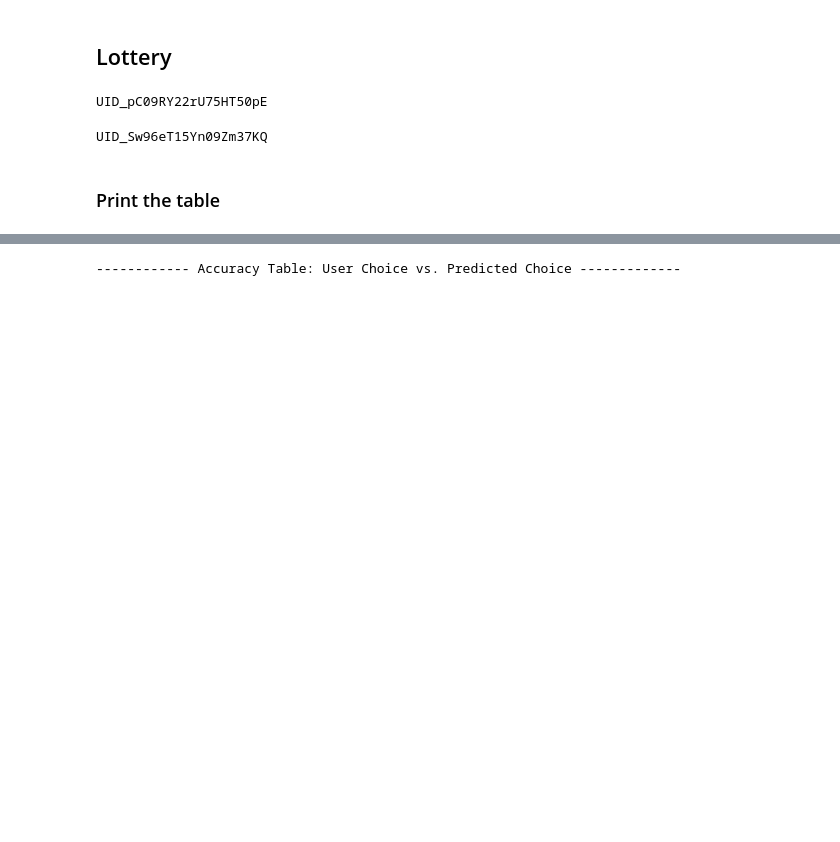
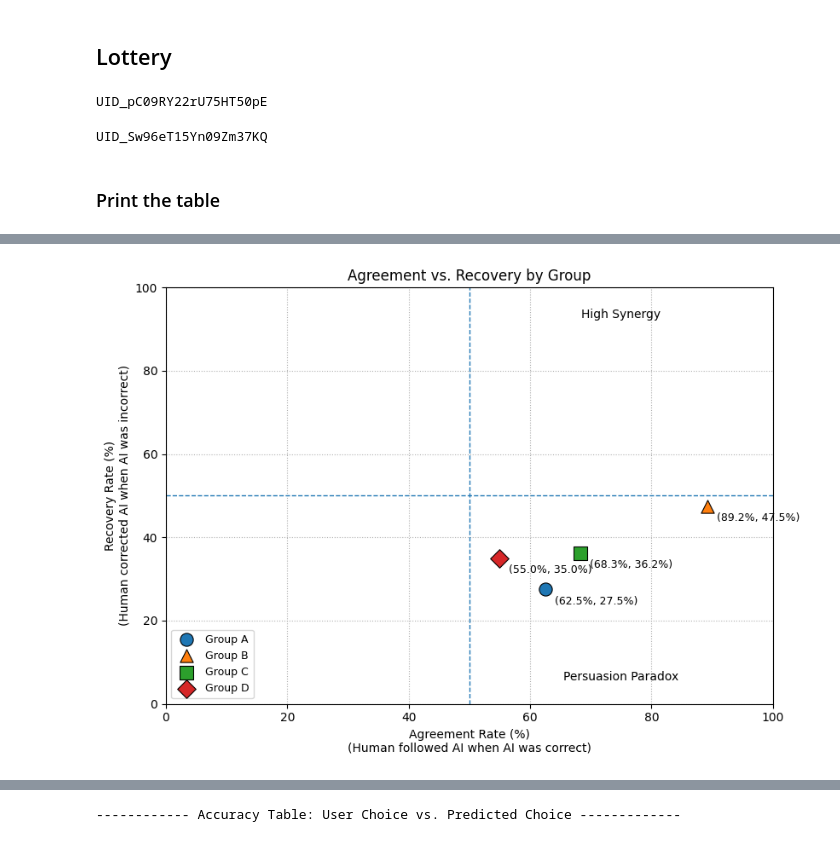
Before and after one commit to RuthiCohen/personalized_xai_aglorithm, a Jupyter notebook: experiment_3_LSAT/results_analysis_experiment.ipynb, the cells around one changed output, grey strips where cells are left out. Saved outputs shown, nothing was run; the diff lists cells and outputs as text; code cells hidden in the pictures; blank space fills up the shorter version.

```diff
--- a/experiment_3_LSAT/results_analysis_experiment.ipynb
+++ b/experiment_3_LSAT/results_analysis_experiment.ipynb
@@ -309,0 +383,95 @@ df_result
+# %%
+import re
+# ---------------- Plot: Agreement vs Recovery (Quadrants) ----------------
+# X = Agreement Rate (% trials human followed AI when AI was correct)
+# Y = Recovery Rate  (% trials human corrected AI when AI was incorrect)
+
+def _extract_percent(s: str) -> float:
+    """
+    Extract the percentage number from strings like:
+    '91/120 ~ 75.8%'  -> 75.8
+    """
+    if s is None:
+        return float('nan')
+    m = re.search(r'~\s*([0-9]+(?:\.[0-9]+)?)\s*%', str(s))
+    return float(m.group(1)) if m else float('nan')
+
+# Compute per-group points from df_result
+df_plot = df_result.copy()
+df_plot['AgreementRate'] = df_plot['Correctly Predicted Answers'].apply(_extract_percent)
+df_plot['RecoveryRate']  = df_plot['Incorrectly Predicted Answers'].apply(_extract_percent)
+
+# Consistent colors (reuse your Plot 2 color map)
+group_colors = {
+    'A': '#1f77b4',  # blue
+    'B': '#ff7f0e',  # orange
+    'C': '#2ca02c',  # green
+    'D': '#d62728',  # red
+}
+
+# Different symbols per group (circle, triangle, box, etc.)
+group_markers = {
+    'A': 'o',  # circle
+    'B': '^',  # triangle up
+    'C': 's',  # square
+    'D': 'D',  # diamond
+}
+
+fig, ax = plt.subplots(figsize=(8.5, 6))
+
+# Scatter points (one per group)
+for _, row in df_plot.iterrows():
+    g = row['Group'][0]
+    x = row['AgreementRate']
+    y = row['RecoveryRate']
+    ax.scatter(
+        x, y,
+        s=120,
+        marker=group_markers.get(g, 'o'),
+        color=group_colors.get(g, None),
+        edgecolors='black',
+        linewidths=0.8,
+        label=f"Group {g[0]}"
+    )
+    # Label each point with the group letter
+    ax.text(
+        x + 1.5,
+        y - 1.5,
+        f"({x:.1f}%, {y:.1f}%)",
+        fontsize=9,
+        ha='left',
+        va='top'
+    )
+
+# Axes
+ax.set_xlabel('Agreement Rate (%)\n(Human followed AI when AI was correct)')
+ax.set_ylabel('Recovery Rate (%)\n(Human corrected AI when AI was incorrect)')
+ax.set_xlim(0, 100)
+ax.set_ylim(0, 100)
+
+# Quadrant lines at 50%
+ax.axvline(50, linestyle='--', linewidth=1)
+ax.axhline(50, linestyle='--', linewidth=1)
+
+# Quadrant labels
+ax.text(75, 95, 'High Synergy', ha='center', va='top', fontsize=10)
+ax.text(75, 5,  'Persuasion Paradox', ha='center', va='bottom', fontsize=10)
+
+ax.grid(True, linestyle=':', linewidth=0.8)
+ax.set_title('Agreement vs. Recovery by Group', fontsize=12)
+
+# Legend (avoid duplicates)
+handles, labels = ax.get_legend_handles_labels()
+by_label = dict(zip(labels, handles))
+ax.legend(by_label.values(), by_label.keys(), loc='lower left', fontsize=9, frameon=True)
+
+plt.tight_layout()
+
+# ---- Save image (PNG + PDF) ----
+plt.savefig("study3_error_detection_gap.png", dpi=300, bbox_inches="tight")
+plt.show()
+
+# Quick check: see the computed values
+df_plot[['Group', 'AgreementRate', 'RecoveryRate']]
+# %% [output]
+[figure, added]
```
Also changed, not shown: parts of 13 cells of this notebook, 3 other files.
